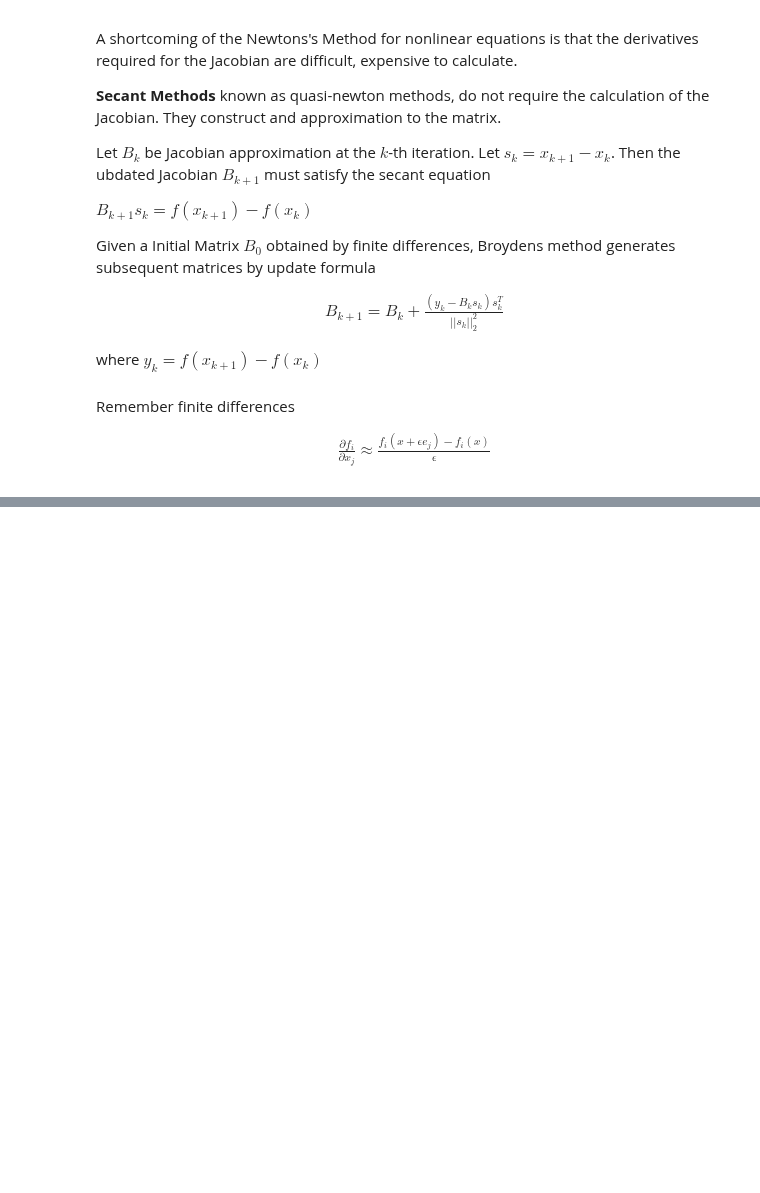
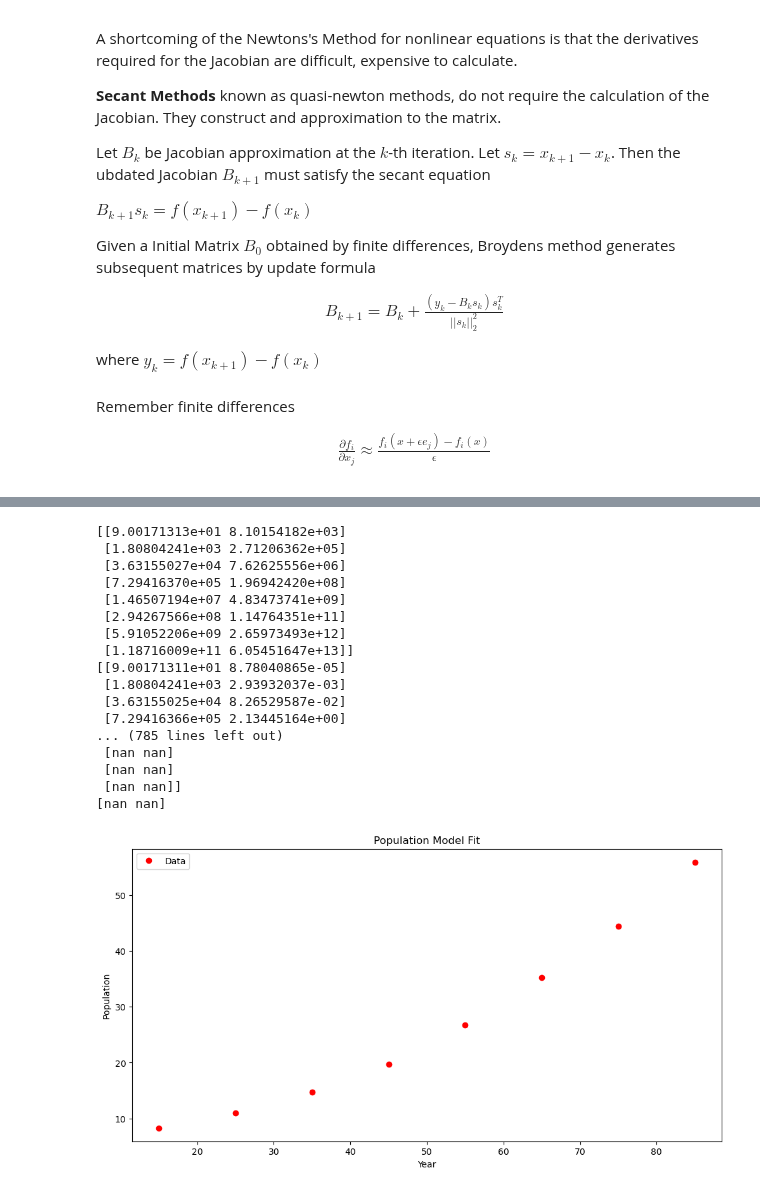
Before and after one commit to LukasMeinschad/Studium, a Jupyter notebook: Mathe/Numerik_2/Proseminar/Blatt 3/sheet3_lukas_meinschad.ipynb, the cells around one changed output, grey strips where cells are left out. Cells and saved outputs as stored; diff of their text form; code cells hidden in the pictures; blank space fills up the shorter version.

```diff
--- a/Mathe/Numerik_2/Proseminar/Blatt 3/sheet3_lukas_meinschad.ipynb
+++ b/Mathe/Numerik_2/Proseminar/Blatt 3/sheet3_lukas_meinschad.ipynb
@@ -553,15 +568,15 @@ def J_temperature(x,t):
 # %%
-# Make Gauß-Newtons Method
+def gauss_newton(x0,t,y,residuals,jacobian,tol=1e-6, max_iter=100):
+    x = np.array(x0, dtype=float)
 
-def gauss_newton(x0,t,y,model,residuals,jacobian,tol=1e-6,max_iter=100):
-    x = x0 # Inital
     for i in range(max_iter):
         r = residuals(x,t,y)
         J = jacobian(x,t)
-        delta_x = np.linalg.lstsq(J.T@J,J.T@r, rcond=None)[0]
-        x = x + delta_x
-        if np.linalg.norm(delta_x) < tol:
+        A = J.T @ J
+        b = - J.T @ r
+        dx = np.linalg.solve(A,b)
+        x = x + dx
+        if np.linalg.norm(dx) < tol:
             break
-    else:
-        print("Maximum Iterations")
+
     return x
@@ -567,0 +585,8 @@ def gauss_newton(x0,t,y,model,residuals,jacobian,tol=1e-6,max_iter=100):
+# %%
+# Load in Data
+
+population_data = np.genfromtxt("population.csv", delimiter=",")
+print(population_data)
+
+temperature_data = np.genfromtxt("temperature.csv", delimiter=",")
+print(temperature_data)
@@ -567,0 +641,38 @@ def gauss_newton(x0,t,y,model,residuals,jacobian,tol=1e-6,max_iter=100):
+# %%
+# Now use the Values 15,20,85
+
+x0 = np.array([6,0.3])
+t = np.linspace(15,85,len(population_data))
+y = population_data[:,1]
+
+x_population = gauss_newton(x0,t,y,residuals_population,jacobian_population)
+print(x_population)
+
+# Plot the population model
+plt.figure(figsize=(12,6))
+plt.plot(t,y,'ro', label='Data')
+
+plt.xlabel('Year')
+plt.ylabel('Population')
+plt.title('Population Model Fit')
+plt.legend()
+plt.show()
+# %% [output]
+[[9.00171313e+01 8.10154182e+03]
+ [1.80804241e+03 2.71206362e+05]
+ [3.63155027e+04 7.62625556e+06]
+ [7.29416370e+05 1.96942420e+08]
+ [1.46507194e+07 4.83473741e+09]
+ [2.94267566e+08 1.14764351e+11]
+ [5.91052206e+09 2.65973493e+12]
+ [1.18716009e+11 6.05451647e+13]]
+[[9.00171311e+01 8.78040865e-05]
+ [1.80804241e+03 2.93932037e-03]
+ [3.63155025e+04 8.26529587e-02]
+ [7.29416366e+05 2.13445164e+00]
+... (785 lines left out)
+ [nan nan]
+ [nan nan]
+ [nan nan]]
+[nan nan]
+[figure, added]
```
Also changed, not shown: parts of 27 cells of this notebook, 8 other files.
